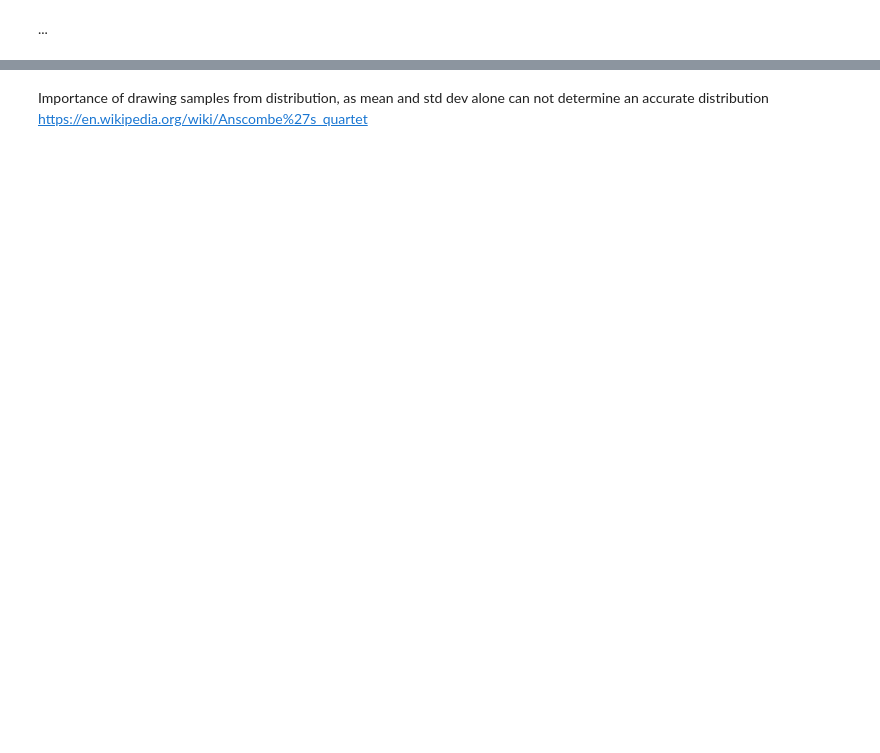
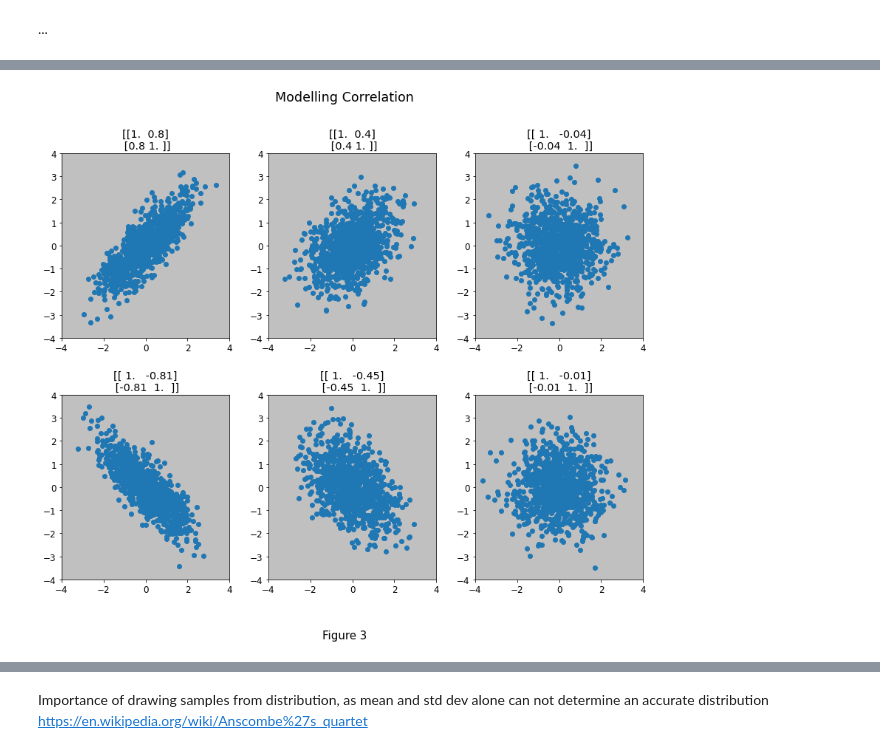
Before and after one commit to CiaranMoran27/playing_with_jupyter, a Jupyter notebook: modelling_real_world_scenario.ipynb, the cells around one changed output, grey strips where cells are left out. Cells and saved outputs as stored; diff of their text form; code cells hidden in the pictures; blank space fills up the shorter version.

```diff
--- a/modelling_real_world_scenario.ipynb
+++ b/modelling_real_world_scenario.ipynb
@@ -628,0 +475,47 @@ https://www.ncbi.nlm.nih.gov/pmc/articles/PMC1636707/        bmi slight right sk
+# %%
+# Real World Analysis Code
+import matplotlib.pyplot as plt
+plt.rcParams.update({'font.size': 12})
+
+fig, ax = plt.subplots(2, 3, figsize = (12, 10))
+plt.figtext(0.5, -0.05, 'Figure 3',wrap = True, horizontalalignment = 'center', fontsize = 15)
+fig.suptitle('Modelling Correlation',fontsize = 17.5)
+plt.subplots_adjust(wspace = 0.25, hspace = 0.25, top = 0.95)
+
+
+def plot_multi_scatter(subplot_index, arrays):
+    '''This function plots a scatter plot matrix in a loop using subplots indexes and df col ref parameters'''
+
+    # calc correlation matrix of 2 arrays and round to 2 decimals (will be used as subplot title)
+    corr_matrix = np.round(np.corrcoef(arrays[:,0],arrays[:,1]), 2)
+
+    # plot formatting: uses passed_subplots index to refer to correct ax
+    ax[subplot_index].set_title(corr_matrix)
+    ax[subplot_index].set_xlim([-4, 4])
+    ax[subplot_index].set_ylim([-4, 4])
+    ax[subplot_index].set_facecolor('silver')
+    ax[subplot_index].scatter(arrays[:,0], arrays[:,1])
+    return
+
+
+mean = (0, 0)
+num_samples = 1000
+corr1 = rng.multivariate_normal(mean, [[1, 0.8], [0.8, 1]], num_samples)
+corr2 = rng.multivariate_normal(mean, [[1, 0.4], [0.4, 1]], num_samples)
+corr3 = rng.multivariate_normal(mean, [[1, 0.0], [0.0, 1]], num_samples)
+corr4 = rng.multivariate_normal(mean, [[1, -0.8], [-0.8, 1]], num_samples)
+corr5 = rng.multivariate_normal(mean, [[1, -0.4], [-0.4, 1]], num_samples)
+corr6 = rng.multivariate_normal(mean, [[1, -0.0], [-0.0, 1]], num_samples)
+
+subplot_list = [corr1, corr2, corr3, corr4, corr5, corr6]
+
+# generate 2d (2 x 3) array
+arr = np.arange(18).reshape(2, 3, 3)
+
+# iterate over 2d array and return tuple of indices and a count on the index
+for count, idx in enumerate(np.ndindex(arr.shape[:2])):
+    plot_multi_scatter(idx, subplot_list[count])
+
+fig.tight_layout(pad = 2);
+# %% [output]
+[figure, added]
```
Also changed, not shown: parts of 36 cells of this notebook.
